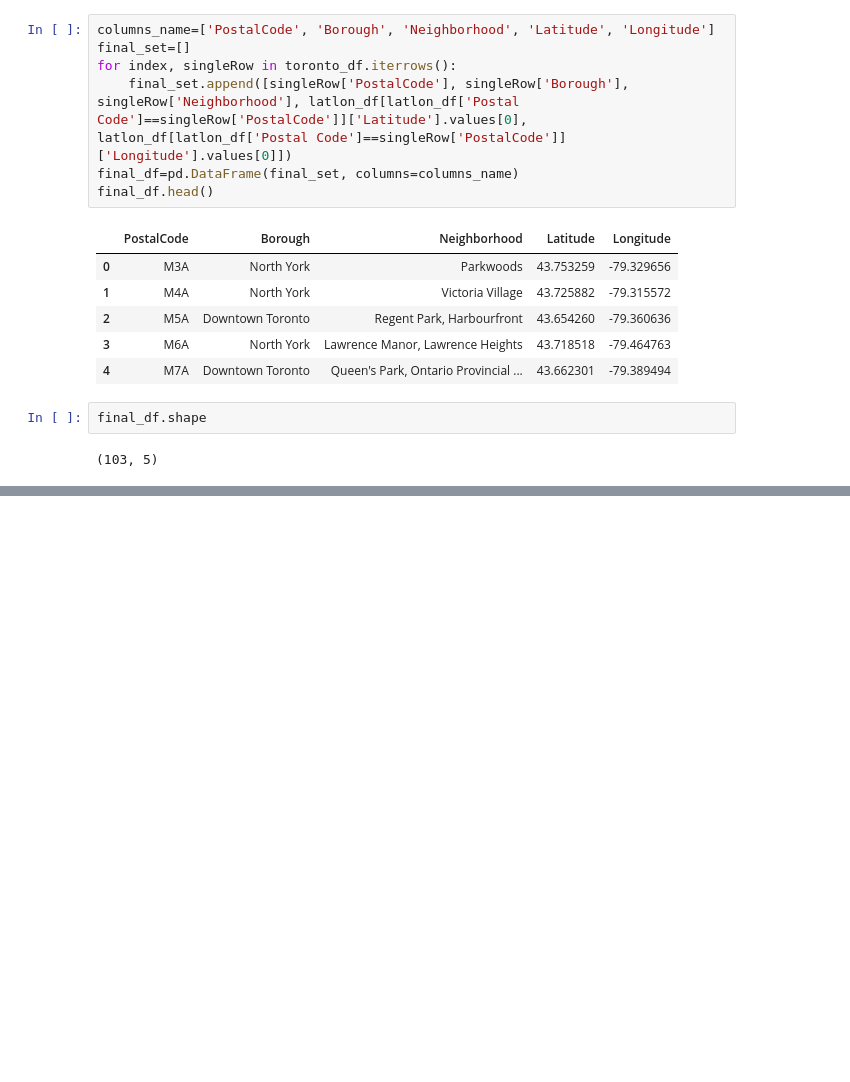
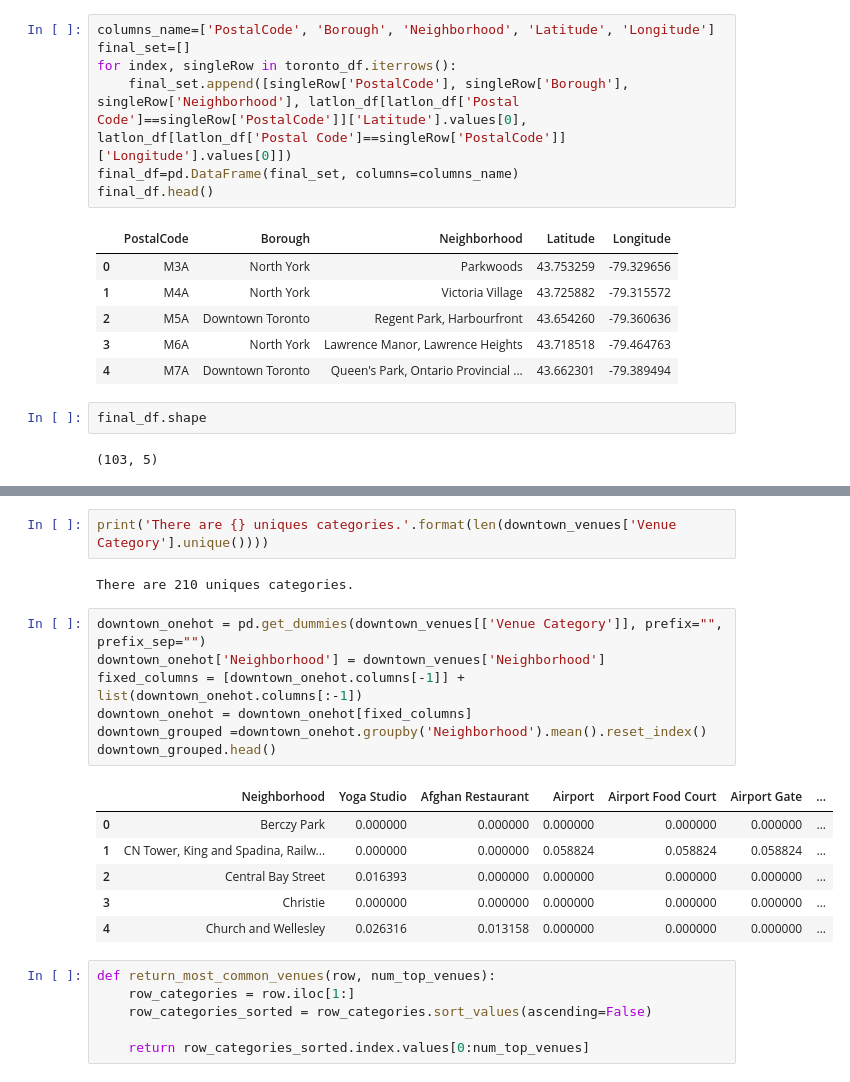
Before and after one commit to JacekKowalik/Coursera_Capstone, a Jupyter notebook: Segmenting and Clustering Neighborhoods in Toronto.ipynb, the cells around one changed output, grey strips where cells are left out. Saved outputs shown, nothing was run; the diff lists cells and outputs as text; blank space fills up the shorter version.

Commit message:
Published from Watson Studio.

```diff
--- a/Segmenting and Clustering Neighborhoods in Toronto.ipynb
+++ b/Segmenting and Clustering Neighborhoods in Toronto.ipynb
@@ -60,0 +252,24 @@ final_df.shape
+# %%
+print('There are {} uniques categories.'.format(len(downtown_venues['Venue Category'].unique())))
+# %% [output]
+There are 210 uniques categories.
+# %%
+downtown_onehot = pd.get_dummies(downtown_venues[['Venue Category']], prefix="", prefix_sep="")
+downtown_onehot['Neighborhood'] = downtown_venues['Neighborhood']
+fixed_columns = [downtown_onehot.columns[-1]] + list(downtown_onehot.columns[:-1])
+downtown_onehot = downtown_onehot[fixed_columns]
+downtown_grouped =downtown_onehot.groupby('Neighborhood').mean().reset_index()
+downtown_grouped.head()
+# %% [output]
+|  | Neighborhood | Yoga Studio | Afghan Restaurant | Airport | Airport Food Court | Airport Gate | ... |
+| 0 | Berczy Park | 0.000000 | 0.000000 | 0.000000 | 0.000000 | 0.000000 | ... |
+| 1 | CN Tower, King and Spadina, Railw... | 0.000000 | 0.000000 | 0.058824 | 0.058824 | 0.058824 | ... |
+| 2 | Central Bay Street | 0.016393 | 0.000000 | 0.000000 | 0.000000 | 0.000000 | ... |
+| 3 | Christie | 0.000000 | 0.000000 | 0.000000 | 0.000000 | 0.000000 | ... |
+| 4 | Church and Wellesley | 0.026316 | 0.013158 | 0.000000 | 0.000000 | 0.000000 | ... |
+# %%
+def return_most_common_venues(row, num_top_venues):
+    row_categories = row.iloc[1:]
+    row_categories_sorted = row_categories.sort_values(ascending=False)
+
+    return row_categories_sorted.index.values[0:num_top_venues]
```
Also changed, not shown: parts of 16 cells of this notebook.
